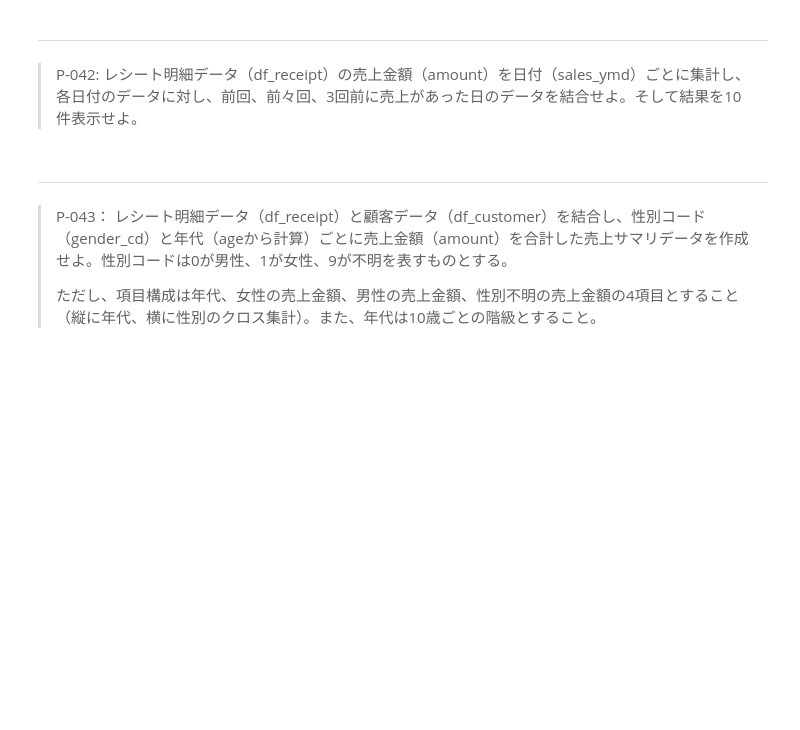
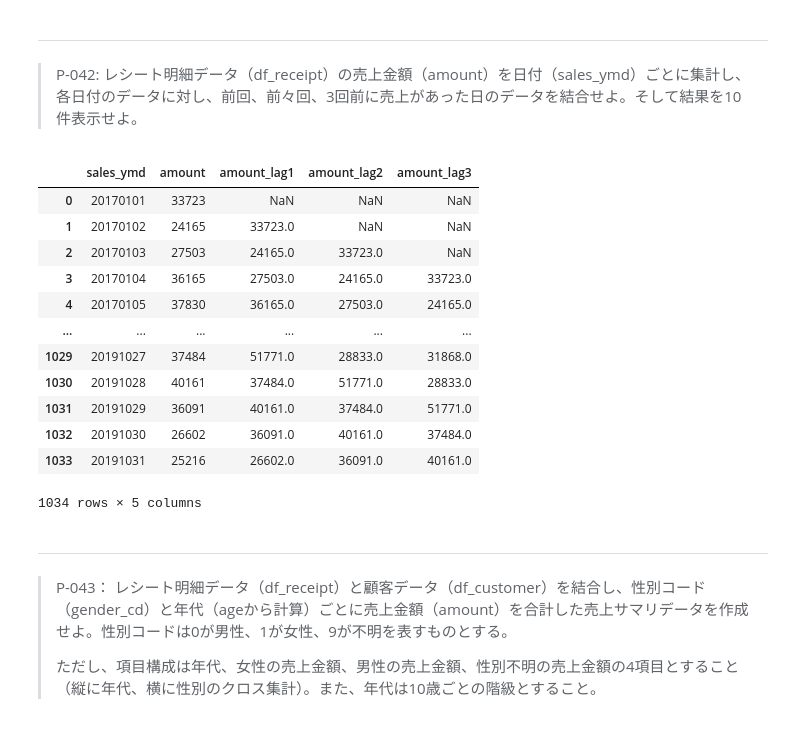
Before and after one commit to palakpaneerer/100knocks-preprocess, a Jupyter notebook: docker/work/preprocess_knock_Python.ipynb, the cells around one changed output. Drawn from its saved outputs; the diff is of its cells as text; code cells hidden in the pictures; blank space fills up the shorter version.

```diff
--- a/docker/work/preprocess_knock_Python.ipynb
+++ b/docker/work/preprocess_knock_Python.ipynb
@@ -868,6 +886,28 @@ df_product    product_cd category_major_cd category_medium_cd category_small_cd
 # %% [markdown]
 ---
 > P-042: レシート明細データ（df_receipt）の売上金額（amount）を日付（sales_ymd）ごとに集計し、各日付のデータに対し、前回、前々回、3回前に売上があった日のデータを結合せよ。そして結果を10件表示せよ。
+# %%
+df_tmp = df_receipt.groupby("sales_ymd").agg({"amount":sum}).reset_index()
+
+for i in range(1,4):
+    df_lag = df_tmp.shift(i)
+    df_tmp[f'amount_lag{i}'] = df_lag["amount"]
+
+df_tmp
+# %% [output]
+|  | sales_ymd | amount | amount_lag1 | amount_lag2 | amount_lag3 |
+| 0 | 20170101 | 33723 | NaN | NaN | NaN |
+| 1 | 20170102 | 24165 | 33723.0 | NaN | NaN |
+| 2 | 20170103 | 27503 | 24165.0 | 33723.0 | NaN |
+| 3 | 20170104 | 36165 | 27503.0 | 24165.0 | 33723.0 |
+| 4 | 20170105 | 37830 | 36165.0 | 27503.0 | 24165.0 |
+| ... | ... | ... | ... | ... | ... |
+| 1029 | 20191027 | 37484 | 51771.0 | 28833.0 | 31868.0 |
+| 1030 | 20191028 | 40161 | 37484.0 | 51771.0 | 28833.0 |
+| 1031 | 20191029 | 36091 | 40161.0 | 37484.0 | 51771.0 |
+| 1032 | 20191030 | 26602 | 36091.0 | 40161.0 | 37484.0 |
+| 1033 | 20191031 | 25216 | 26602.0 | 36091.0 | 40161.0 |
+1034 rows × 5 columns
 # %% [markdown]
 ---
 > P-043： レシート明細データ（df_receipt）と顧客データ（df_customer）を結合し、性別コード（gender_cd）と年代（ageから計算）ごとに売上金額（amount）を合計した売上サマリデータを作成せよ。性別コードは0が男性、1が女性、9が不明を表すものとする。
```
Also changed, not shown: parts of 2 cells of this notebook.
